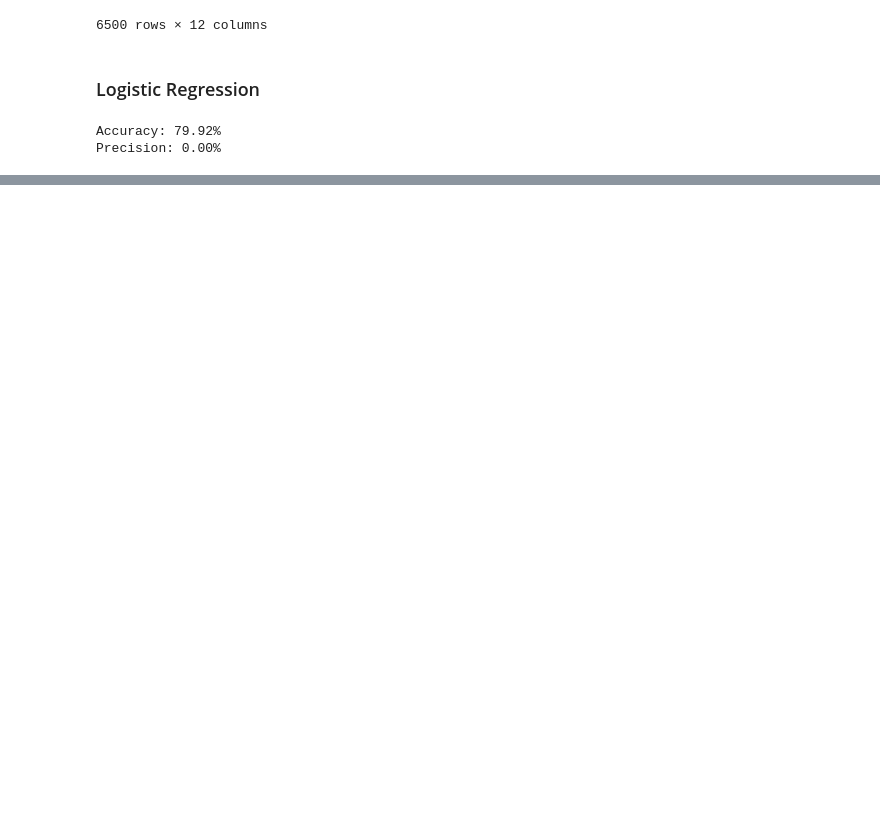
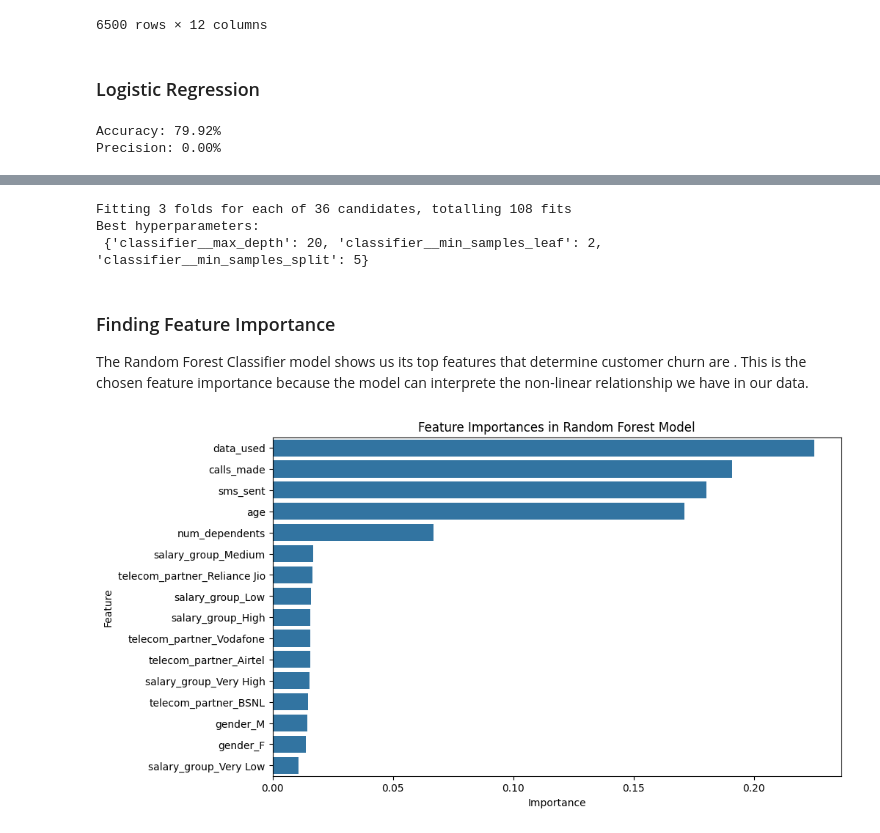
Before and after one commit to Lakes41/Telecom-customer-churn-predictor, a Jupyter notebook: notebook.ipynb, the cells around one changed output, grey strips where cells are left out. Drawn from its saved outputs; the diff is of its cells as text; code cells hidden in the pictures; blank space fills up the shorter version.

```diff
--- a/notebook.ipynb
+++ b/notebook.ipynb
@@ -505,0 +575,51 @@ Precision: 0.00%
+# %%
+# Define a range of hyperparameters for tuning
+param_grid = {
+    'classifier__max_depth': [None, 10, 15, 20],  # Maximum depth of the tree
+    'classifier__min_samples_split': [2, 5, 10],  # Minimum number of samples required to split a node
+    'classifier__min_samples_leaf': [1, 2, 4]     # Minimum number of samples required at each leaf node
+}
+
+# Create a GridSearchCV object
+grid_search = GridSearchCV(estimator=rf_model, param_grid=param_grid,
+                           cv=3, n_jobs=-1, verbose=2, scoring='precision')
+
+# Perform grid search
+grid_search.fit(X_train, y_train)
+
+# Best hyperparameters
+print("Best hyperparameters:\n", grid_search.best_params_)
+# %% [output]
+Fitting 3 folds for each of 36 candidates, totalling 108 fits
+Best hyperparameters:
+ {'classifier__max_depth': 20, 'classifier__min_samples_leaf': 2, 'classifier__min_samples_split': 5}
+# %% [markdown]
+### Finding Feature Importance
+The Random Forest Classifier model shows us its top features that determine customer churn are . This is the chosen feature importance because the model can interprete the non-linear relationship we have in our data.
+# %%
+# Extracting feature importances
+feature_importances = rf_model.named_steps['classifier'].feature_importances_
+
+# Handling feature names for one-hot encoded categories
+ohe_categories = rf_model.named_steps['preprocessor'].named_transformers_['cat'].categories_
+new_feature_names = [f'{col}_{cat}' for col, cats in zip(categorical_features, ohe_categories) for cat in cats]
+all_feature_names = numerical_features + new_feature_names
+
+# Mapping importances to features
+importance_dict = dict(zip(all_feature_names, feature_importances))
+
+# Sorting features by importance
+importances_sorted = sorted(importance_dict.items(), key=lambda x: x[1], reverse=True)
+
+# Creating a DataFrame for easier plotting
+importances_df = pd.DataFrame(importances_sorted, columns=['Feature', 'Importance'])
+
+# Plotting
+plt.figure(figsize=(10, 6))
+sns.barplot(x='Importance', y='Feature', data=importances_df)
+plt.title('Feature Importances in Random Forest Model')
+plt.xlabel('Importance')
+plt.ylabel('Feature')
+plt.show()
+# %% [output]
+[figure, added]
```
Also changed, not shown: parts of 7 cells of this notebook.
